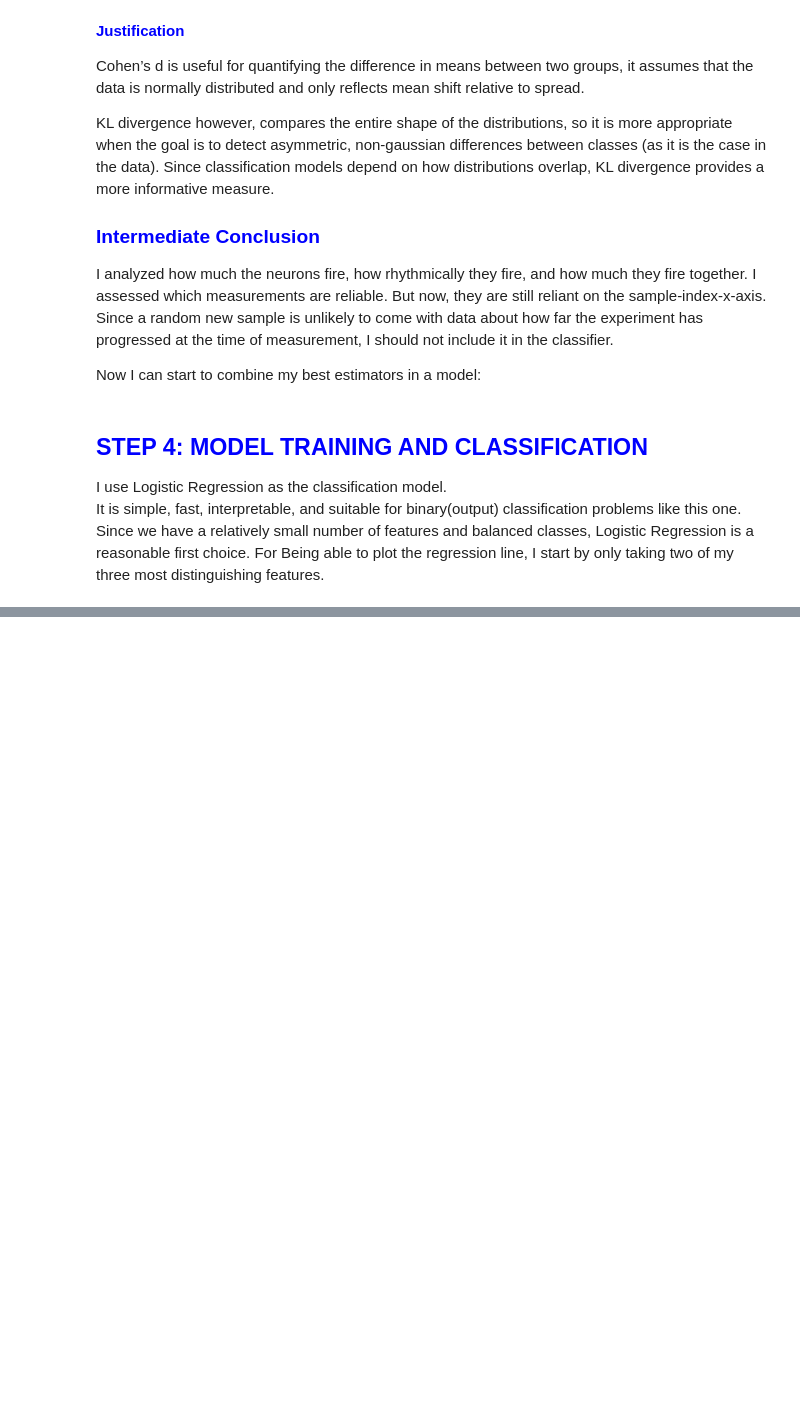
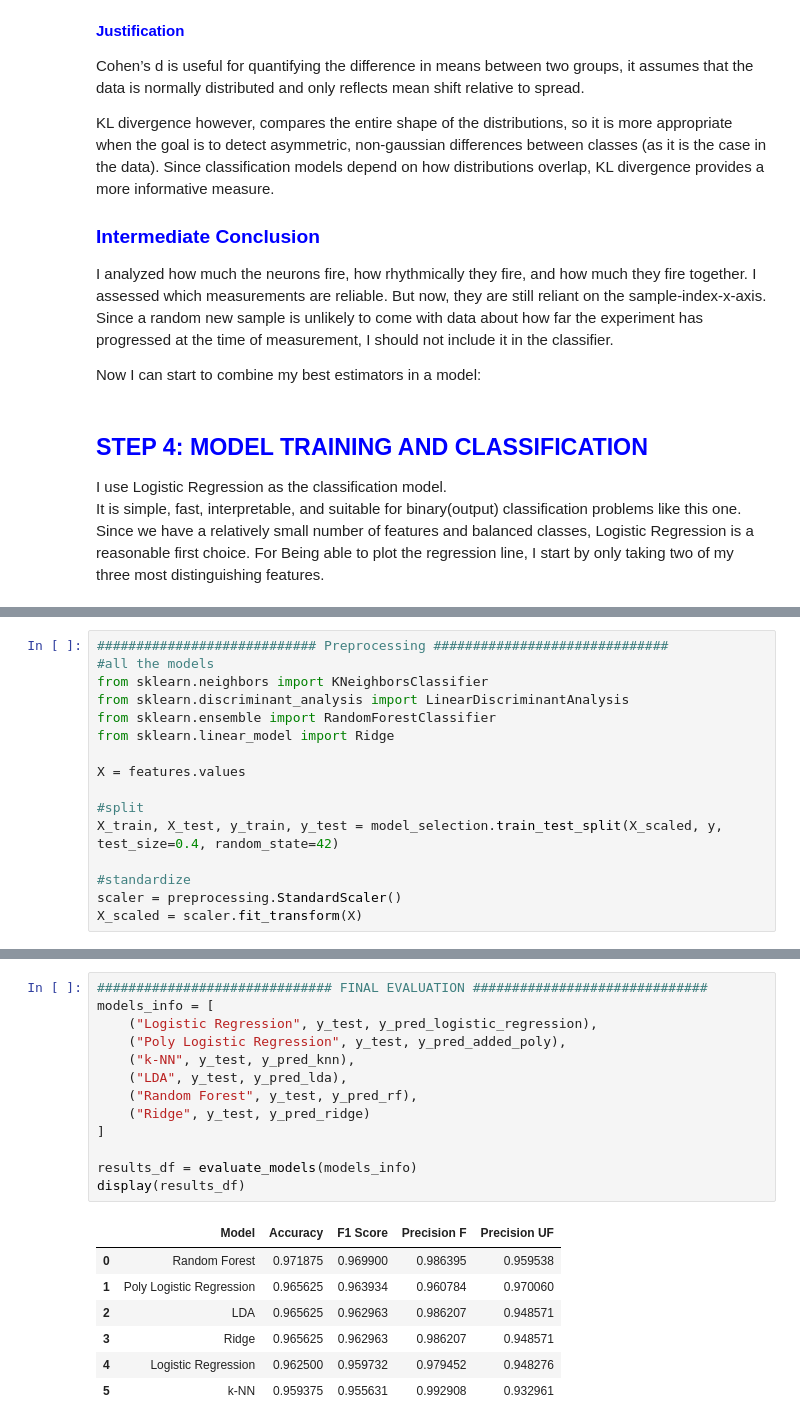
Before and after one commit to wahnsinning/Neuroinformatik_Projekt, a Jupyter notebook: main.ipynb, the cells around one changed output, grey strips where cells are left out. Drawn from its saved outputs; the diff is of its cells as text; blank space fills up the shorter version.

```diff
--- a/main.ipynb
+++ b/main.ipynb
@@ -836,5 +757,21 @@ Regularized Least Squares (Ridge Regression)
 - L2 regularization to prevent overfitting
 - good for high-dimensional data and collinear features
+# %%
+############################ Preprocessing ##############################
+#all the models
+from sklearn.neighbors import KNeighborsClassifier
+from sklearn.discriminant_analysis import LinearDiscriminantAnalysis
+from sklearn.ensemble import RandomForestClassifier
+from sklearn.linear_model import Ridge
+
+X = features.values
+
+#split
+X_train, X_test, y_train, y_test = model_selection.train_test_split(X_scaled, y, test_size=0.4, random_state=42)
+
+#standardize
+scaler = preprocessing.StandardScaler()
+X_scaled = scaler.fit_transform(X)
 # %%
 ########### Polynomial Logistic Regression with all  features ########################
 
@@ -994,0 +1018,21 @@ display(results_df)
+# %%
+############################## FINAL EVALUATION ##############################
+models_info = [
+    ("Logistic Regression", y_test, y_pred_logistic_regression),
+    ("Poly Logistic Regression", y_test, y_pred_added_poly),
+    ("k-NN", y_test, y_pred_knn),
+    ("LDA", y_test, y_pred_lda),
+    ("Random Forest", y_test, y_pred_rf),
+    ("Ridge", y_test, y_pred_ridge)
+]
+
+results_df = evaluate_models(models_info)
+display(results_df)
+# %% [output]
+|  | Model | Accuracy | F1 Score | Precision F | Precision UF |
+| 0 | Random Forest | 0.971875 | 0.969900 | 0.986395 | 0.959538 |
+| 1 | Poly Logistic Regression | 0.965625 | 0.963934 | 0.960784 | 0.970060 |
+| 2 | LDA | 0.965625 | 0.962963 | 0.986207 | 0.948571 |
+| 3 | Ridge | 0.965625 | 0.962963 | 0.986207 | 0.948571 |
+| 4 | Logistic Regression | 0.962500 | 0.959732 | 0.979452 | 0.948276 |
+| 5 | k-NN | 0.959375 | 0.955631 | 0.992908 | 0.932961 |
```
Also changed, not shown: parts of 32 cells of this notebook, 1 other file.
